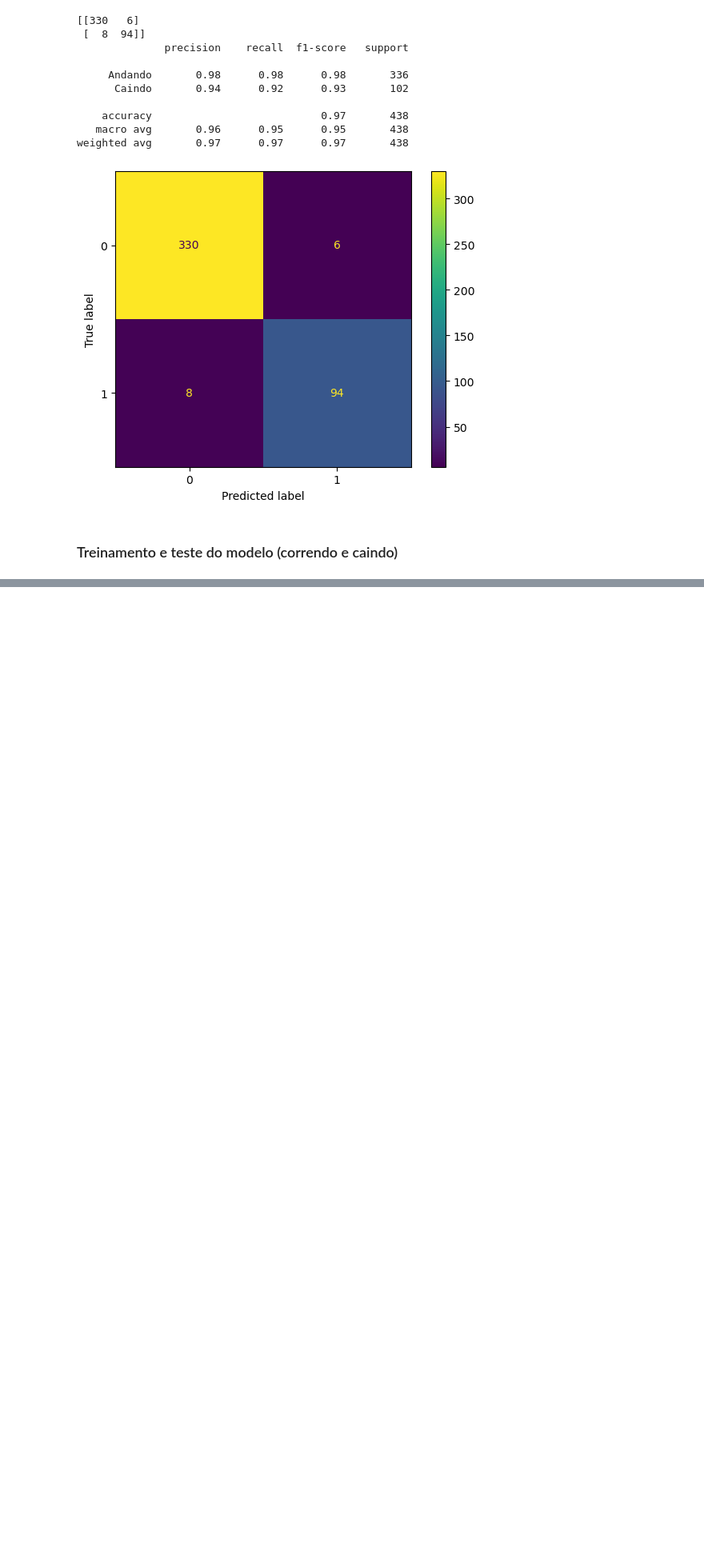
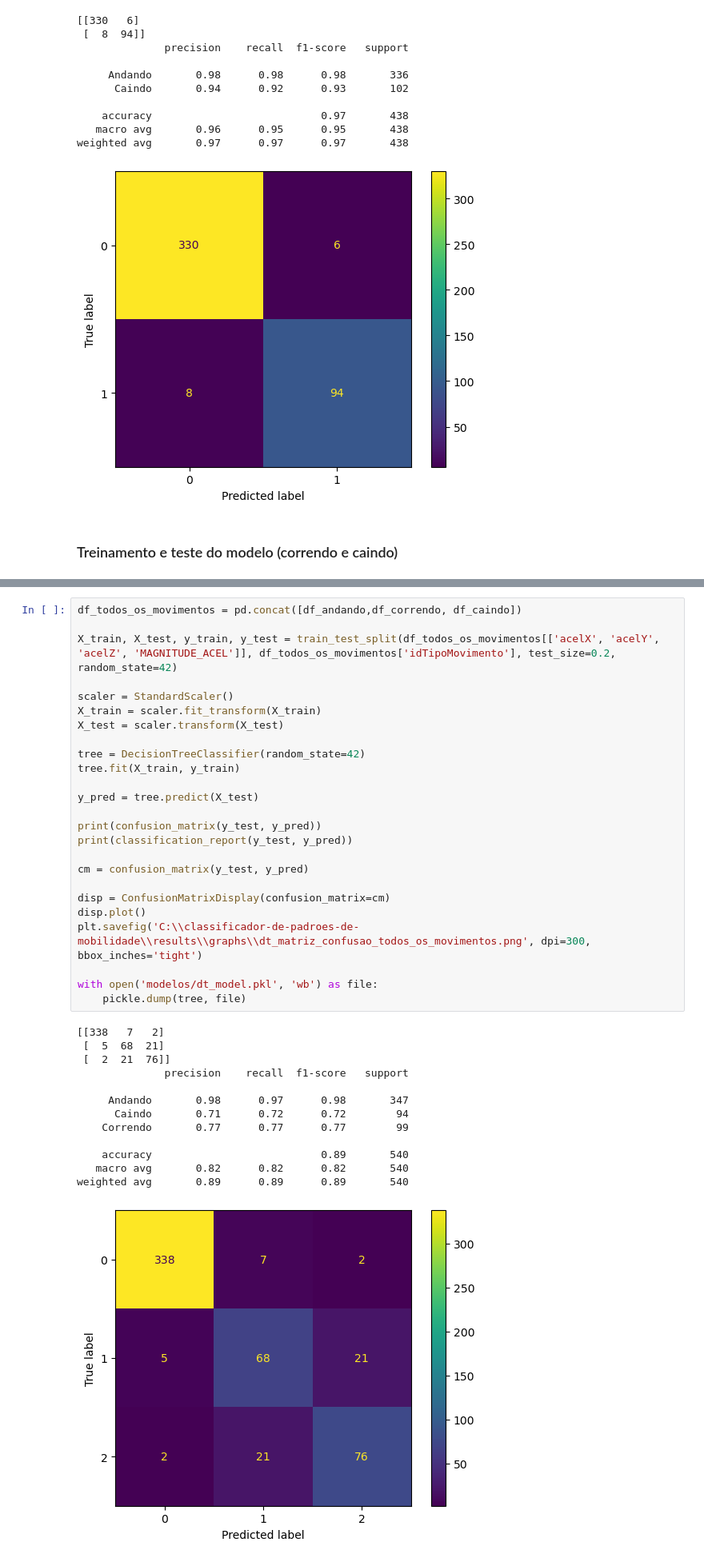
Before and after one commit to juliaborgess18/classificador-de-padroes-de-mobilidade, a Jupyter notebook: src/ml/decision_tree.ipynb, the cells around one changed output, grey strips where cells are left out. Shown at 80% size. Drawn from its saved outputs; the diff is of its cells as text; blank space fills up the shorter version.

```diff
--- a/src/ml/decision_tree.ipynb
+++ b/src/ml/decision_tree.ipynb
@@ -171,0 +175,39 @@ weighted avg       0.78      0.78      0.78       201
+# %%
+df_todos_os_movimentos = pd.concat([df_andando,df_correndo, df_caindo])
+
+X_train, X_test, y_train, y_test = train_test_split(df_todos_os_movimentos[['acelX', 'acelY', 'acelZ', 'MAGNITUDE_ACEL']], df_todos_os_movimentos['idTipoMovimento'], test_size=0.2, random_state=42)
+
+scaler = StandardScaler()
+X_train = scaler.fit_transform(X_train)
+X_test = scaler.transform(X_test)
+
+tree = DecisionTreeClassifier(random_state=42)
+tree.fit(X_train, y_train)
+
+y_pred = tree.predict(X_test)
+
+print(confusion_matrix(y_test, y_pred))
+print(classification_report(y_test, y_pred))
+
+cm = confusion_matrix(y_test, y_pred)
+
+disp = ConfusionMatrixDisplay(confusion_matrix=cm)
+disp.plot()
+plt.savefig('C:\\classificador-de-padroes-de-mobilidade\\results\\graphs\\dt_matriz_confusao_todos_os_movimentos.png', dpi=300, bbox_inches='tight')
+
+with open('modelos/dt_model.pkl', 'wb') as file:
+    pickle.dump(tree, file)
+# %% [output]
+[[338   7   2]
+ [  5  68  21]
+ [  2  21  76]]
+              precision    recall  f1-score   support
+
+     Andando       0.98      0.97      0.98       347
+      Caindo       0.71      0.72      0.72        94
+    Correndo       0.77      0.77      0.77        99
+
+    accuracy                           0.89       540
+   macro avg       0.82      0.82      0.82       540
+weighted avg       0.89      0.89      0.89       540
+[figure, added]
```
Also changed, not shown: parts of 6 cells of this notebook, 17 other files.
